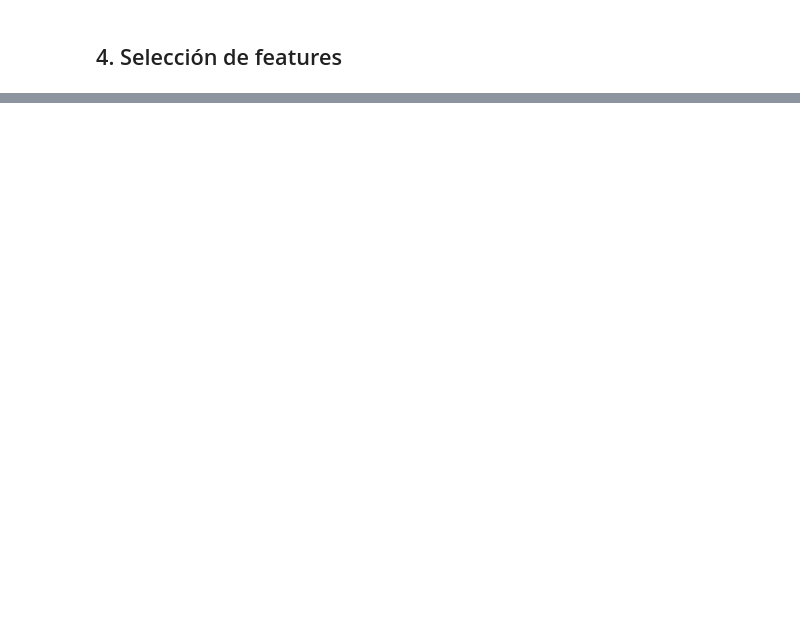
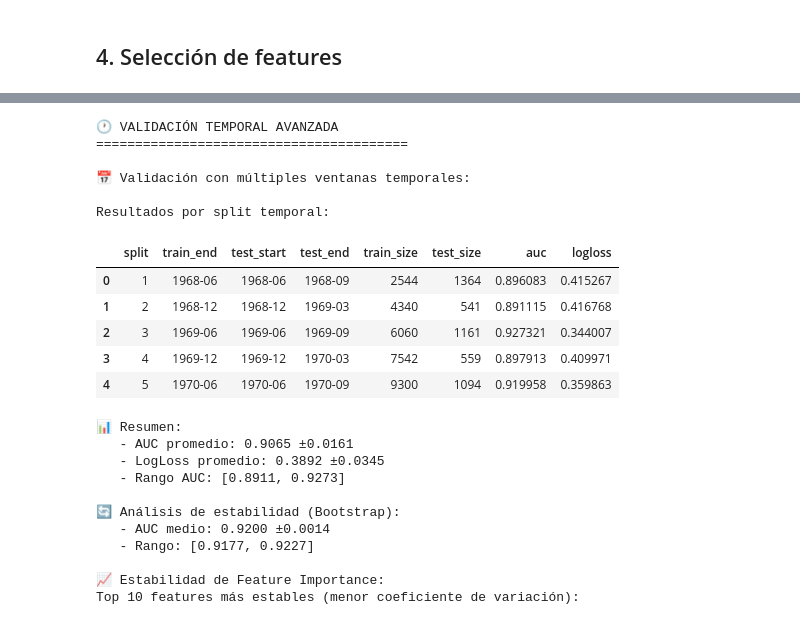
Before and after one commit to PepeGdlT/TenisPredictorML, a Jupyter notebook: notebooks/tennis_feature_engineering.ipynb, the cells around one changed output, grey strips where cells are left out. Drawn from its saved outputs; the diff is of its cells as text; code cells hidden in the pictures; blank space fills up the shorter version.

```diff
--- a/notebooks/tennis_feature_engineering.ipynb
+++ b/notebooks/tennis_feature_engineering.ipynb
@@ -567,0 +241,79 @@ Name: count, dtype: int64
+# %%
+print("🕐 VALIDACIÓN TEMPORAL AVANZADA")
+print("=" * 40)
+
+# Detectar columna de fechas
+date_col = None
+for col in ['tourney_date', 'match_date', 'date']:
+    if col in df_train_full.columns:
+        date_col = col
+        break
+
+if date_col is not None:
+    train_dates = df_train_full[date_col]
+
+    # Validación temporal con múltiples splits
+    print("\n📅 Validación con múltiples ventanas temporales:")
+    temporal_results = advanced_temporal_validation(
+        X_train, y_train, train_dates, model_base, n_splits=5, test_months=3
+    )
+
+    if not temporal_results.empty:
+        print("\nResultados por split temporal:")
+        display(temporal_results)
+        print(f"\n📊 Resumen:")
+        print(f"   - AUC promedio: {temporal_results['auc'].mean():.4f} ±{temporal_results['auc'].std():.4f}")
+        print(f"   - LogLoss promedio: {temporal_results['logloss'].mean():.4f} ±{temporal_results['logloss'].std():.4f}")
+        print(f"   - Rango AUC: [{temporal_results['auc'].min():.4f}, {temporal_results['auc'].max():.4f}]")
+
+        # Alerta si hay caída significativa de performance
+        auc_drop = temporal_results['auc'].max() - temporal_results['auc'].min()
+        if auc_drop > 0.05:
+            print(f"⚠️  ALERTA: Caída de AUC de {auc_drop:.3f} entre splits - posible overfitting temporal")
+    else:
+        print("❌ No se pudieron crear splits temporales válidos")
+else:
+    print("❌ No se encontró columna de fecha para validación temporal")
+
+# Análisis de estabilidad con bootstrap
+print(f"\n🔄 Análisis de estabilidad (Bootstrap):")
+stability_results = stability_analysis(X_train, y_train, model_base, n_bootstrap=20)
+print(f"   - AUC medio: {stability_results['mean_auc']:.4f} ±{stability_results['std_auc']:.4f}")
+print(f"   - Rango: [{stability_results['min_auc']:.4f}, {stability_results['max_auc']:.4f}]")
+
+if stability_results['std_auc'] > 0.02:
+    print(f"⚠️  ALERTA: Alta variabilidad ({stability_results['std_auc']:.3f}) - modelo inestable")
+
+# Estabilidad de feature importance
+print(f"\n📈 Estabilidad de Feature Importance:")
+feat_stability = feature_importance_stability(X_train, y_train, model_base, n_iterations=15)
+print("Top 10 features más estables (menor coeficiente de variación):")
+display(feat_stability.head(10)[['mean', 'std', 'cv']])
+
+highly_unstable = feat_stability[feat_stability['cv'] > 0.5]
+if len(highly_unstable) > 0:
+    print(f"⚠️  Features muy inestables (CV > 0.5): {len(highly_unstable)}")
+# %% [output]
+🕐 VALIDACIÓN TEMPORAL AVANZADA
+========================================
+
+📅 Validación con múltiples ventanas temporales:
+
+Resultados por split temporal:
+|  | split | train_end | test_start | test_end | train_size | test_size | auc | logloss |
+| 0 | 1 | 1968-06 | 1968-06 | 1968-09 | 2544 | 1364 | 0.896083 | 0.415267 |
+| 1 | 2 | 1968-12 | 1968-12 | 1969-03 | 4340 | 541 | 0.891115 | 0.416768 |
+| 2 | 3 | 1969-06 | 1969-06 | 1969-09 | 6060 | 1161 | 0.927321 | 0.344007 |
+| 3 | 4 | 1969-12 | 1969-12 | 1970-03 | 7542 | 559 | 0.897913 | 0.409971 |
+| 4 | 5 | 1970-06 | 1970-06 | 1970-09 | 9300 | 1094 | 0.919958 | 0.359863 |
+📊 Resumen:
+   - AUC promedio: 0.9065 ±0.0161
+   - LogLoss promedio: 0.3892 ±0.0345
+   - Rango AUC: [0.8911, 0.9273]
+
+🔄 Análisis de estabilidad (Bootstrap):
+   - AUC medio: 0.9200 ±0.0014
+   - Rango: [0.9177, 0.9227]
+
+📈 Estabilidad de Feature Importance:
+Top 10 features más estables (menor coeficiente de variación):
```
Also changed, not shown: parts of 42 cells of this notebook, 29 other files.
